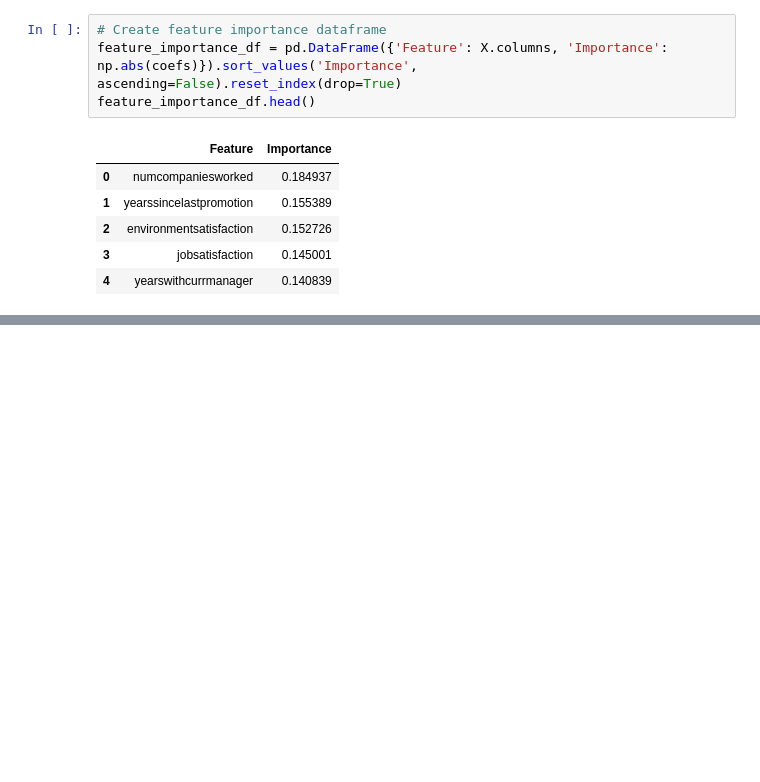
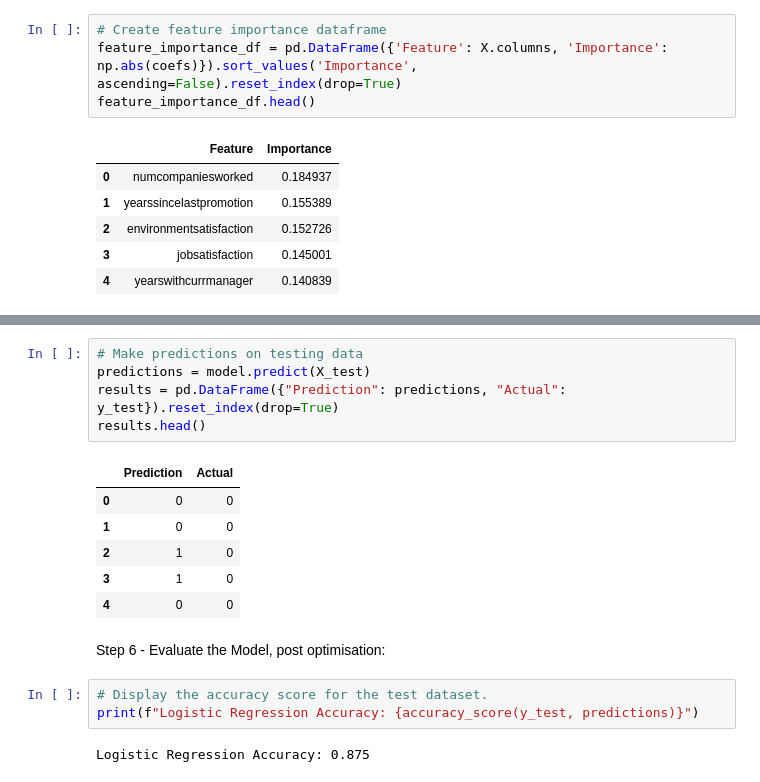
Before and after one commit to ddaniel2024/Project-4, a Jupyter notebook: attrition_analysis_optimisation_coefficients.ipynb, the cells around one changed output, grey strips where cells are left out. Saved outputs shown, nothing was run; the diff lists cells and outputs as text; blank space fills up the shorter version.

```diff
--- a/attrition_analysis_optimisation_coefficients.ipynb
+++ b/attrition_analysis_optimisation_coefficients.ipynb
@@ -274,0 +316,19 @@ plt.show()
+# %%
+# Make predictions on testing data
+predictions = model.predict(X_test)
+results = pd.DataFrame({"Prediction": predictions, "Actual": y_test}).reset_index(drop=True)
+results.head()
+# %% [output]
+|  | Prediction | Actual |
+| 0 | 0 | 0 |
+| 1 | 0 | 0 |
+| 2 | 1 | 0 |
+| 3 | 1 | 0 |
+| 4 | 0 | 0 |
+# %% [markdown]
+Step 6 - Evaluate the Model, post optimisation:
+# %%
+# Display the accuracy score for the test dataset.
+print(f"Logistic Regression Accuracy: {accuracy_score(y_test, predictions)}")
+# %% [output]
+Logistic Regression Accuracy: 0.875
```
Also changed, not shown: parts of 15 cells of this notebook, 12 other files.
